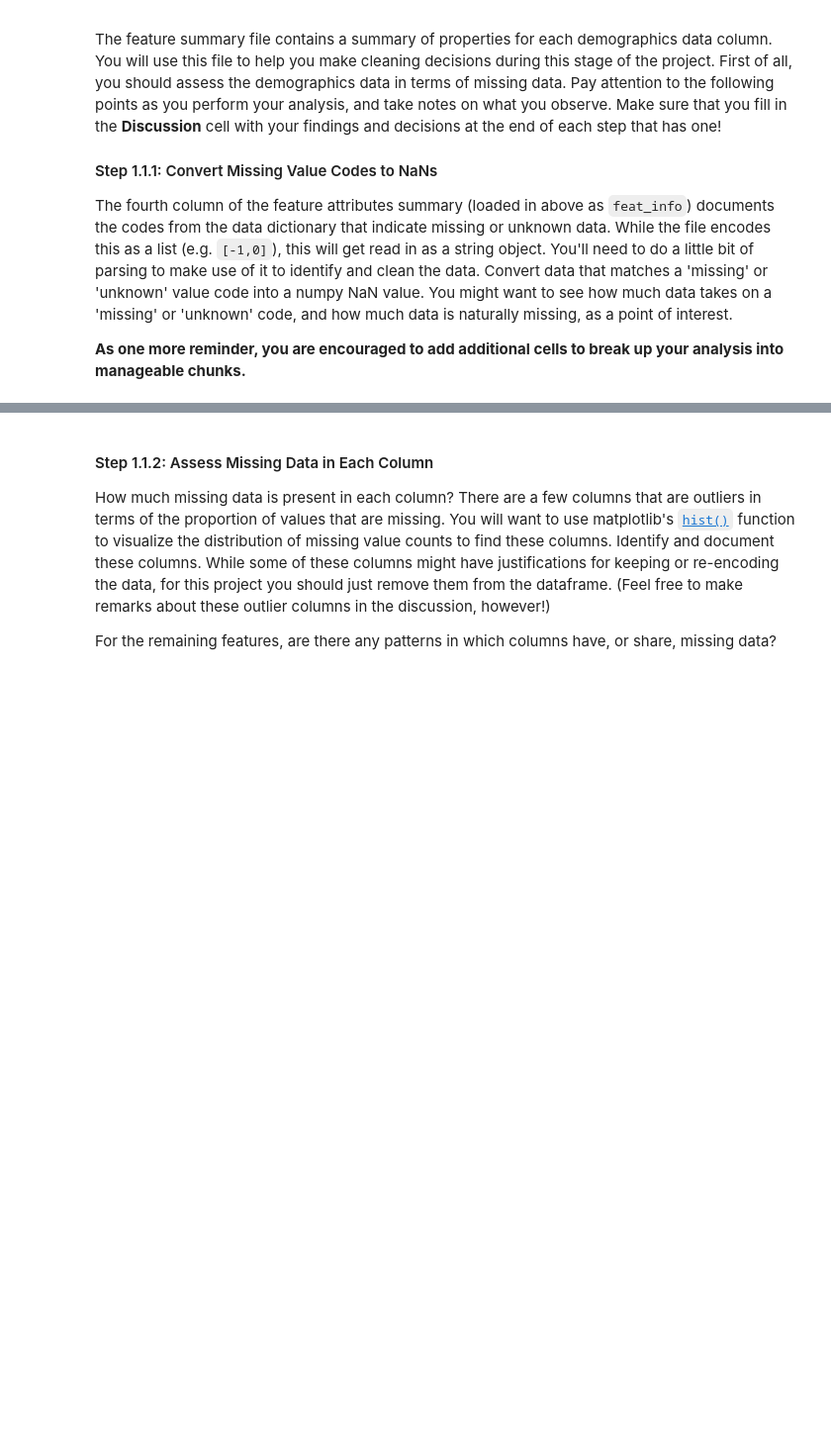
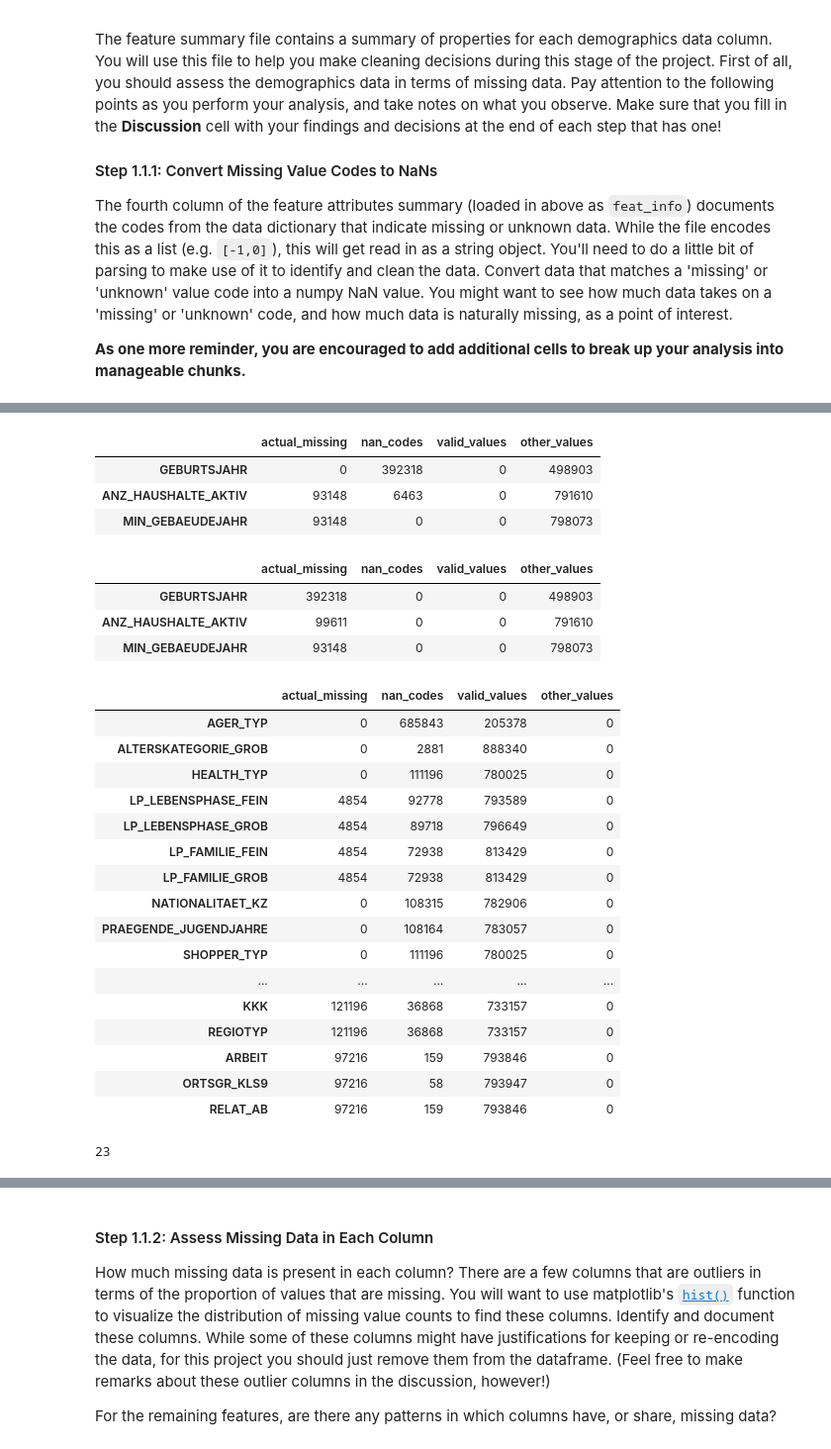
Before and after one commit to jsecrest/wgu-MachineLearning-C753-p2_IdentifyCustomerSegments, a Jupyter notebook: Identify_Customer_Segments.ipynb, the cells around one changed output, grey strips where cells are left out. Shown at 99% size. Saved outputs shown, nothing was run; the diff lists cells and outputs as text; code cells hidden in the pictures; blank space fills up the shorter version.

```diff
--- a/Identify_Customer_Segments.ipynb
+++ b/Identify_Customer_Segments.ipynb
@@ -172,0 +387,78 @@ The fourth column of the feature attributes summary (loaded in above as `feat_in
+# %%
+#validate year values and convert "missing" or invalid years to nan
+def flag_year(year:str):
+    #assumption year is a str or can be cast to one
+    #if any check fails the string is not a year
+    invalid_replace = np.nan
+    if str(year).isdigit() is False:
+        #do first to be sure str can be cast to int
+        #deals with nan as well as letters
+        if np.isnan(year) is False:
+            print(year) #### I want to know if there are any weird entries
+        return invalid_replace
+    if int(year) == 0:
+        return invalid_replace #zero would be covered by <1600, but I want to print anything odd
+    if (int(year) < 1600) or (int(year) > 2022):
+        print(year)  #### I want to know if there are any weird entries
+        return invalid_replace
+    return year
+
+year_df = year_df.applymap(flag_year)
+# %%
+for col in year_df.columns:
+    azdias.loc[:,col] = year_df.loc[:,col]
+# %%
+#validate numerical values
+def check_number(x):
+    x_as_s = str(x)
+    if x_as_s.isdigit():
+        #0 is a "missing value" - replace it with nan
+        if int(x_as_s) != 0:
+            return x
+    return np.nan
+
+# number_s = azdias.loc[:,"ANZ_HAUSHALTE_AKTIV"]
+number_s = number_s.map(check_number)
+# %%
+azdias.loc[:,"ANZ_HAUSHALTE_AKTIV"] = number_s
+# %%
+has_other_df
+# %% [output]
+|  | actual_missing | nan_codes | valid_values | other_values |
+| GEBURTSJAHR | 0 | 392318 | 0 | 498903 |
+| ANZ_HAUSHALTE_AKTIV | 93148 | 6463 | 0 | 791610 |
+| MIN_GEBAEUDEJAHR | 93148 | 0 | 0 | 798073 |
+# %%
+fixed_df = azdias.loc[:,["GEBURTSJAHR", "ANZ_HAUSHALTE_AKTIV", "MIN_GEBAEUDEJAHR"]]
+fixed_quality = fixed_df.apply(value_validity_sort).T
+display(fixed_quality)
+# %% [output]
+|  | actual_missing | nan_codes | valid_values | other_values |
+| GEBURTSJAHR | 392318 | 0 | 0 | 498903 |
+| ANZ_HAUSHALTE_AKTIV | 99611 | 0 | 0 | 791610 |
+| MIN_GEBAEUDEJAHR | 93148 | 0 | 0 | 798073 |
+# %%
+quality_df = azdias.apply(value_validity_sort).T
+has_nan_df = quality_df.loc[quality_df["nan_codes"] > 0]
+display(has_nan_df)
+print(len(has_nan_df))
+has_nan_list = has_nan_df.index.to_list()
+# %% [output]
+|  | actual_missing | nan_codes | valid_values | other_values |
+| AGER_TYP | 0 | 685843 | 205378 | 0 |
+| ALTERSKATEGORIE_GROB | 0 | 2881 | 888340 | 0 |
+| HEALTH_TYP | 0 | 111196 | 780025 | 0 |
+| LP_LEBENSPHASE_FEIN | 4854 | 92778 | 793589 | 0 |
+| LP_LEBENSPHASE_GROB | 4854 | 89718 | 796649 | 0 |
+| LP_FAMILIE_FEIN | 4854 | 72938 | 813429 | 0 |
+| LP_FAMILIE_GROB | 4854 | 72938 | 813429 | 0 |
+| NATIONALITAET_KZ | 0 | 108315 | 782906 | 0 |
+| PRAEGENDE_JUGENDJAHRE | 0 | 108164 | 783057 | 0 |
+| SHOPPER_TYP | 0 | 111196 | 780025 | 0 |
+| ... | ... | ... | ... | ... |
+| KKK | 121196 | 36868 | 733157 | 0 |
+| REGIOTYP | 121196 | 36868 | 733157 | 0 |
+| ARBEIT | 97216 | 159 | 793846 | 0 |
+| ORTSGR_KLS9 | 97216 | 58 | 793947 | 0 |
+| RELAT_AB | 97216 | 159 | 793846 | 0 |
+23
```
Also changed, not shown: parts of 17 cells of this notebook.
